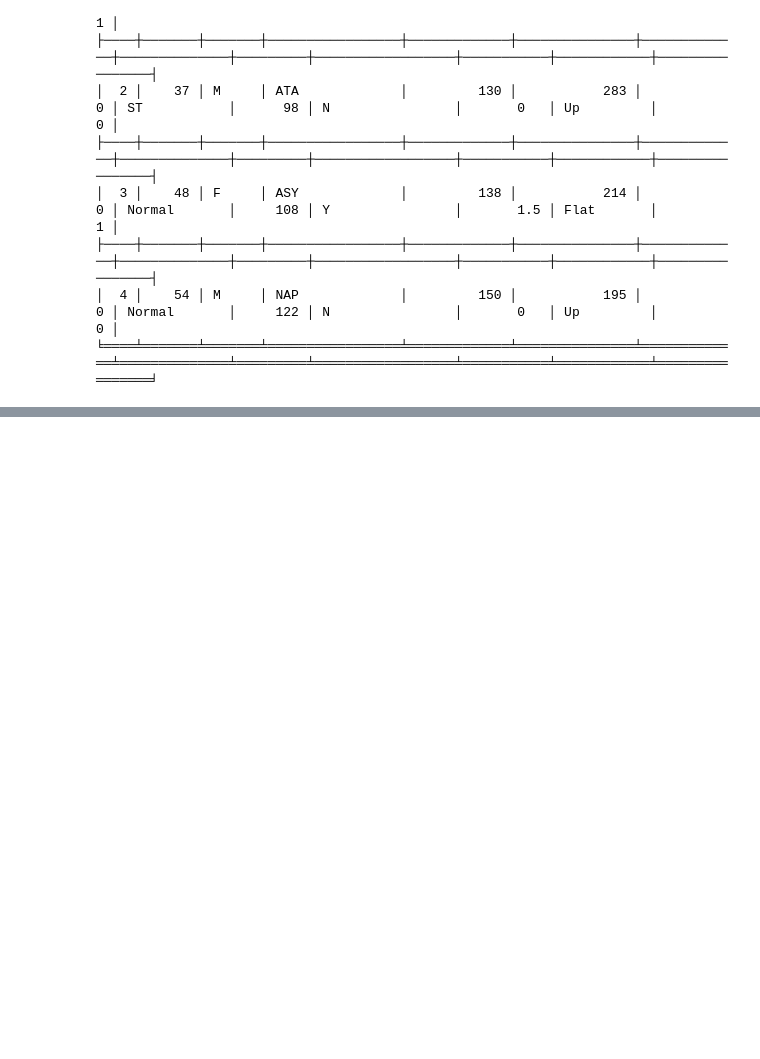
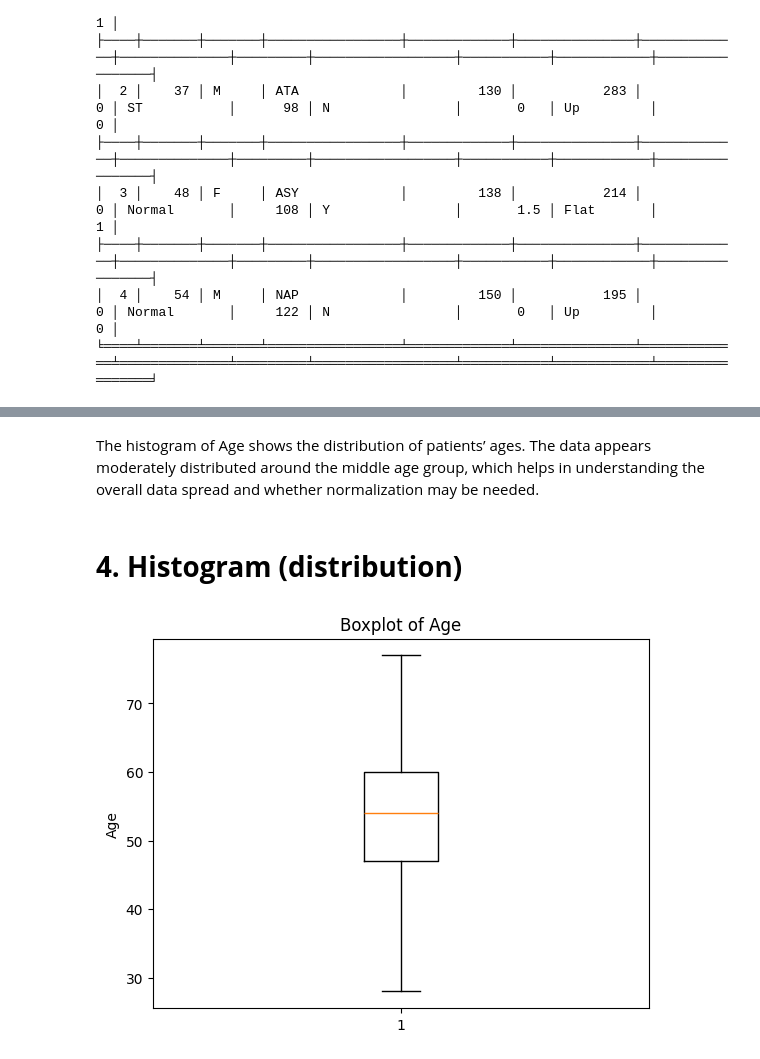
Before and after one commit to roseal3tb/IT326, a Jupyter notebook: Phase1.ipynb, the cells around one changed output, grey strips where cells are left out. Cells and saved outputs as stored; diff of their text form; code cells hidden in the pictures; blank space fills up the shorter version.

```diff
--- a/Phase1.ipynb
+++ b/Phase1.ipynb
@@ -79,0 +147,12 @@ Dataset Sample (first 5 rows):
+# %% [markdown]
+The histogram of Age shows the distribution of patients’ ages. The data appears moderately distributed around the middle age group, which helps in understanding the overall data spread and whether normalization may be needed.
+# %% [markdown]
+# **4. Histogram (distribution)**
+# %%
+plt.figure()
+plt.boxplot(df['Age'])
+plt.title("Boxplot of Age")
+plt.ylabel("Age")
+plt.show()
+# %% [output]
+[figure, added]
```
Also changed, not shown: parts of 18 cells of this notebook.
